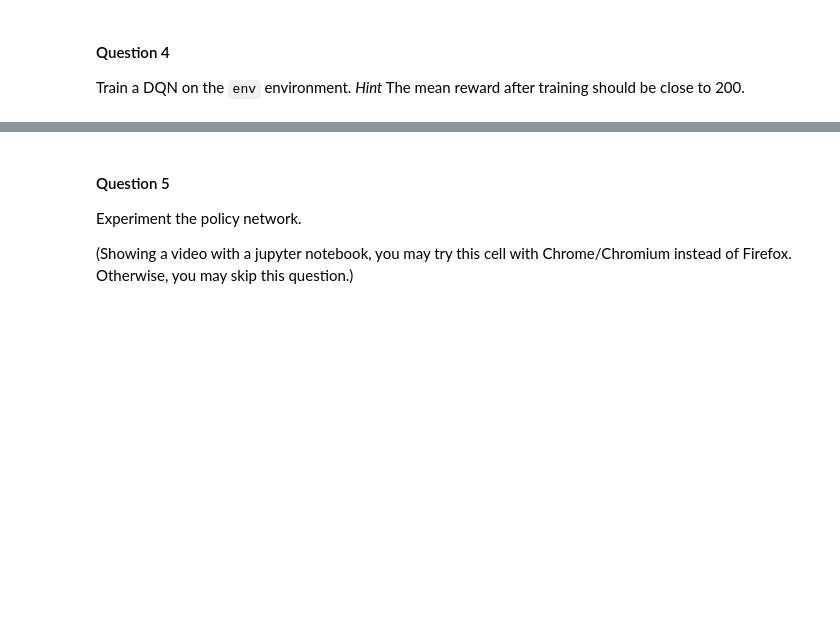
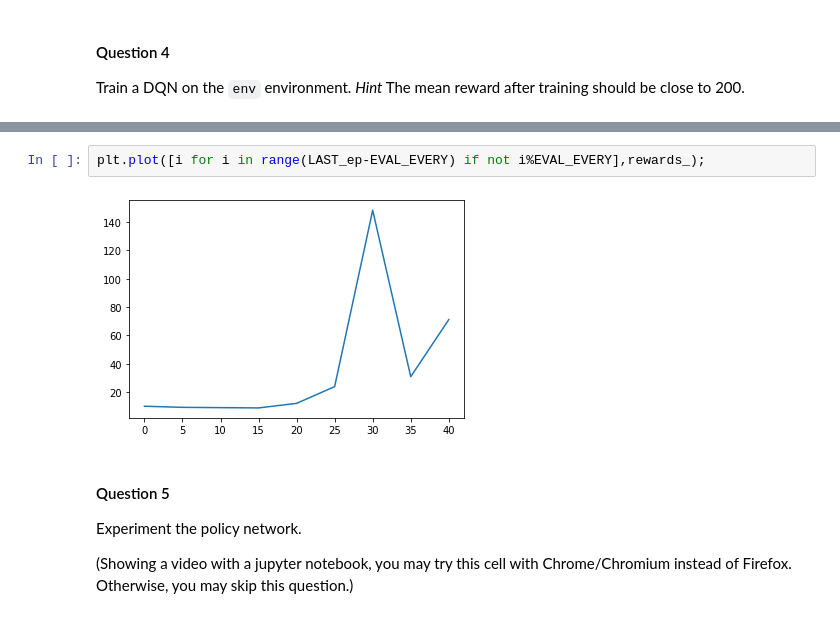
Before and after one commit to ArianeDlns/rl-practice, a Jupyter notebook: TD2_cartpole_DQNN/TD2_RL_Ariane_Dalens.ipynb, the cells around one changed output, grey strips where cells are left out. Drawn from its saved outputs; the diff is of its cells as text; blank space fills up the shorter version.

```diff
--- a/TD2_cartpole_DQNN/TD2_RL_Ariane_Dalens.ipynb
+++ b/TD2_cartpole_DQNN/TD2_RL_Ariane_Dalens.ipynb
@@ -506,3 +478,7 @@ plt.plot([i for i in range(200)],losses)
+# %%
+plt.plot([i for i in range(LAST_ep-EVAL_EVERY) if not i%EVAL_EVERY],rewards_);
+# %% [output]
+[figure, added]
 # %% [markdown]
 #### Question 5
 
```
Also changed, not shown: parts of 10 cells of this notebook, 1 other file.
